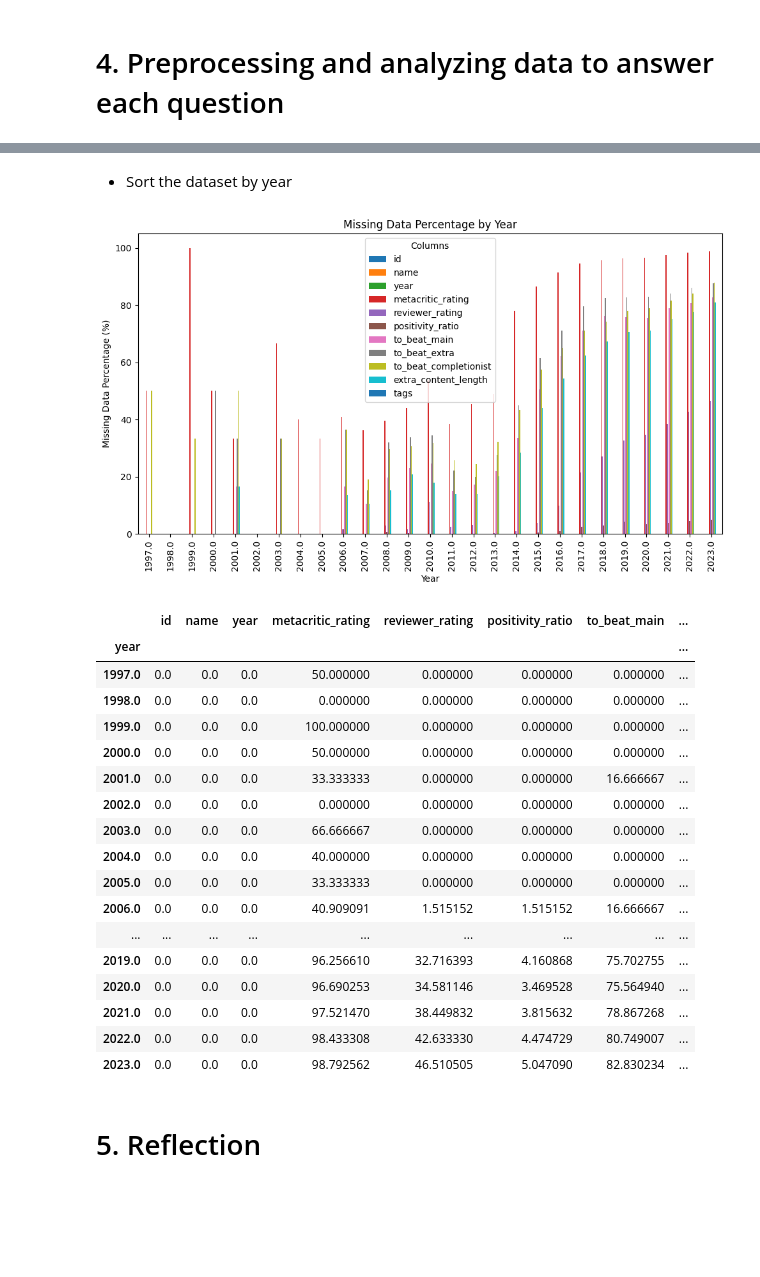
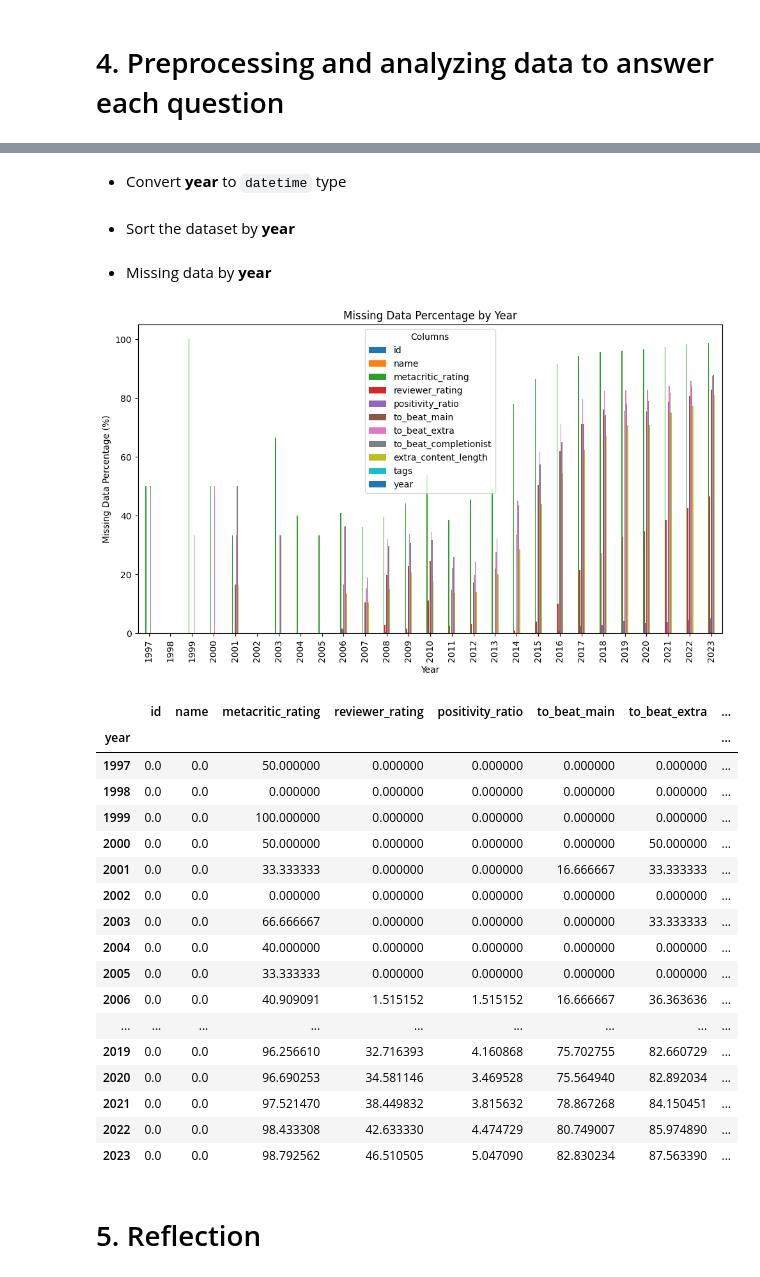
Before and after one commit to juinkinn/Programming4DS-FinalProject, a Jupyter notebook: 22127478_22127250.ipynb, the cells around one changed output, grey strips where cells are left out. Cells and saved outputs as stored; diff of their text form; code cells hidden in the pictures; blank space fills up the shorter version.

Commit message:
preprocess year

````diff
--- a/22127478_22127250.ipynb
+++ b/22127478_22127250.ipynb
@@ -145,38 +149,50 @@ Distinct 'tags' values: ['Horror|Multiplayer|Level Editor|Action|Atmospheric|Iso
+# %%
+df = df[df['year'].notna()]
+# %% [markdown]
+- Convert **year** to ```datetime``` type
+# %%
+df = df.copy()
+df['year_temp'] = df['year']
+df.drop(columns=['year'], inplace=True)
+df['year'] = df['year_temp'].apply(lambda x: datetime.datetime(int(x), 1, 1))
+df.drop(columns=['year_temp'], inplace=True)
 # %% [markdown]
-- Sort the dataset by year
+- Sort the dataset by **year**
 # %%
 df = df.sort_values(by='year', ascending=True, ignore_index=True)
+# %% [markdown]
+- Missing data by **year**
 # %%
-missing_by_year = df.groupby('year').apply(lambda group: group.isnull().mean() * 100)
+missing_by_year = df.groupby(df['year'].dt.year).apply(lambda group: group.isnull().mean() * 100)
 missing_by_year.plot(kind='bar', figsize=(10, 6), stacked=False)
 plt.title('Missing Data Percentage by Year')
 plt.xlabel('Year')
 plt.ylabel('Missing Data Percentage (%)')
 plt.legend(title='Columns')
 plt.tight_layout()
 plt.show()
 # %% [output]
-[figure, old version]
+[figure, new version]
 # %%
 missing_by_year
 # %% [output]
-|  | id | name | year | metacritic_rating | reviewer_rating | positivity_ratio | to_beat_main | ... |
+|  | id | name | metacritic_rating | reviewer_rating | positivity_ratio | to_beat_main | to_beat_extra | ... |
 | year |  |  |  |  |  |  |  | ... |
-| 1997.0 | 0.0 | 0.0 | 0.0 | 50.000000 | 0.000000 | 0.000000 | 0.000000 | ... |
-| 1998.0 | 0.0 | 0.0 | 0.0 | 0.000000 | 0.000000 | 0.000000 | 0.000000 | ... |
-| 1999.0 | 0.0 | 0.0 | 0.0 | 100.000000 | 0.000000 | 0.000000 | 0.000000 | ... |
-| 2000.0 | 0.0 | 0.0 | 0.0 | 50.000000 | 0.000000 | 0.000000 | 0.000000 | ... |
-| 2001.0 | 0.0 | 0.0 | 0.0 | 33.333333 | 0.000000 | 0.000000 | 16.666667 | ... |
-| 2002.0 | 0.0 | 0.0 | 0.0 | 0.000000 | 0.000000 | 0.000000 | 0.000000 | ... |
-| 2003.0 | 0.0 | 0.0 | 0.0 | 66.666667 | 0.000000 | 0.000000 | 0.000000 | ... |
-| 2004.0 | 0.0 | 0.0 | 0.0 | 40.000000 | 0.000000 | 0.000000 | 0.000000 | ... |
-| 2005.0 | 0.0 | 0.0 | 0.0 | 33.333333 | 0.000000 | 0.000000 | 0.000000 | ... |
-| 2006.0 | 0.0 | 0.0 | 0.0 | 40.909091 | 1.515152 | 1.515152 | 16.666667 | ... |
+| 1997 | 0.0 | 0.0 | 50.000000 | 0.000000 | 0.000000 | 0.000000 | 0.000000 | ... |
+| 1998 | 0.0 | 0.0 | 0.000000 | 0.000000 | 0.000000 | 0.000000 | 0.000000 | ... |
+| 1999 | 0.0 | 0.0 | 100.000000 | 0.000000 | 0.000000 | 0.000000 | 0.000000 | ... |
+| 2000 | 0.0 | 0.0 | 50.000000 | 0.000000 | 0.000000 | 0.000000 | 50.000000 | ... |
+| 2001 | 0.0 | 0.0 | 33.333333 | 0.000000 | 0.000000 | 16.666667 | 33.333333 | ... |
+| 2002 | 0.0 | 0.0 | 0.000000 | 0.000000 | 0.000000 | 0.000000 | 0.000000 | ... |
+| 2003 | 0.0 | 0.0 | 66.666667 | 0.000000 | 0.000000 | 0.000000 | 33.333333 | ... |
+| 2004 | 0.0 | 0.0 | 40.000000 | 0.000000 | 0.000000 | 0.000000 | 0.000000 | ... |
+| 2005 | 0.0 | 0.0 | 33.333333 | 0.000000 | 0.000000 | 0.000000 | 0.000000 | ... |
+| 2006 | 0.0 | 0.0 | 40.909091 | 1.515152 | 1.515152 | 16.666667 | 36.363636 | ... |
 | ... | ... | ... | ... | ... | ... | ... | ... | ... |
-| 2019.0 | 0.0 | 0.0 | 0.0 | 96.256610 | 32.716393 | 4.160868 | 75.702755 | ... |
-| 2020.0 | 0.0 | 0.0 | 0.0 | 96.690253 | 34.581146 | 3.469528 | 75.564940 | ... |
-| 2021.0 | 0.0 | 0.0 | 0.0 | 97.521470 | 38.449832 | 3.815632 | 78.867268 | ... |
-| 2022.0 | 0.0 | 0.0 | 0.0 | 98.433308 | 42.633330 | 4.474729 | 80.749007 | ... |
-| 2023.0 | 0.0 | 0.0 | 0.0 | 98.792562 | 46.510505 | 5.047090 | 82.830234 | ... |
+| 2019 | 0.0 | 0.0 | 96.256610 | 32.716393 | 4.160868 | 75.702755 | 82.660729 | ... |
+| 2020 | 0.0 | 0.0 | 96.690253 | 34.581146 | 3.469528 | 75.564940 | 82.892034 | ... |
+| 2021 | 0.0 | 0.0 | 97.521470 | 38.449832 | 3.815632 | 78.867268 | 84.150451 | ... |
+| 2022 | 0.0 | 0.0 | 98.433308 | 42.633330 | 4.474729 | 80.749007 | 85.974890 | ... |
+| 2023 | 0.0 | 0.0 | 98.792562 | 46.510505 | 5.047090 | 82.830234 | 87.563390 | ... |
 # %% [markdown]
 # 5. Reflection
````
Also changed, not shown: parts of 3 cells of this notebook.
